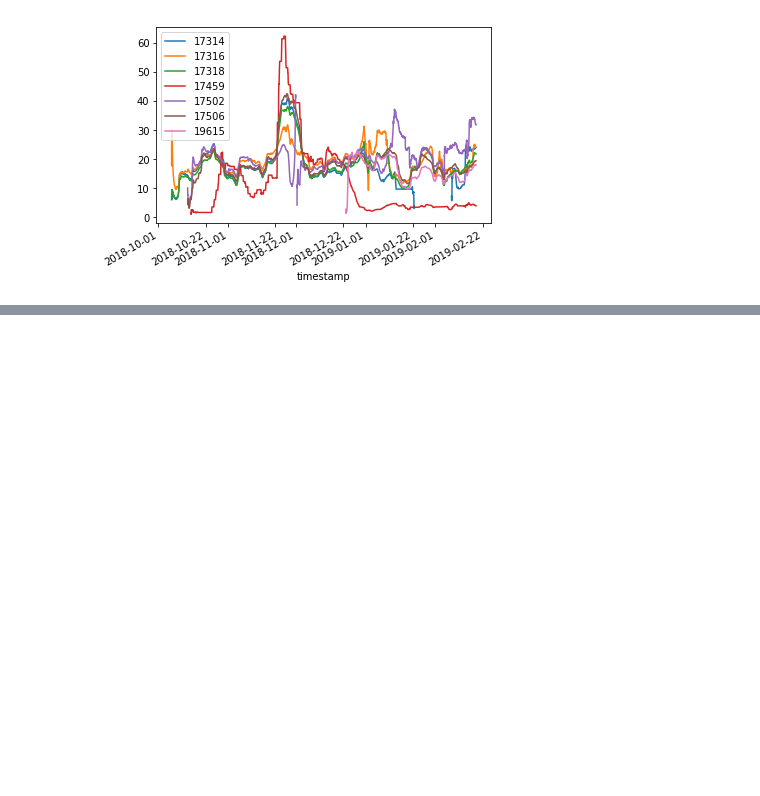
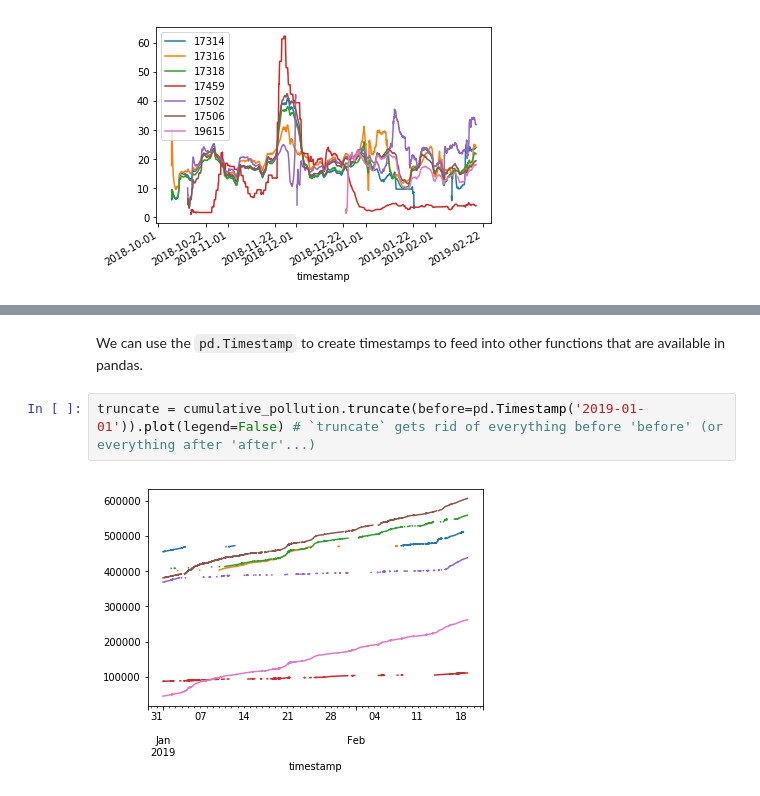
Before and after one commit to NatalieThurlby/pandas_time_series_demo, a Jupyter notebook: time-series-demo.ipynb, the cells around one changed output, grey strips where cells are left out. Cells and saved outputs as stored; diff of their text form; blank space fills up the shorter version.

```diff
--- a/time-series-demo.ipynb
+++ b/time-series-demo.ipynb
@@ -69,0 +78,6 @@ big_df.rolling('10D').mean().plot()
+# %% [markdown]
+We can use the `pd.Timestamp` to create timestamps to feed into other functions that are available in pandas.
+# %%
+truncate = cumulative_pollution.truncate(before=pd.Timestamp('2019-01-01')).plot(legend=False) # `truncate` gets rid of everything before 'before' (or everything after 'after'...)
+# %% [output]
+[figure, added]
```
Also changed, not shown: parts of 9 cells of this notebook.
